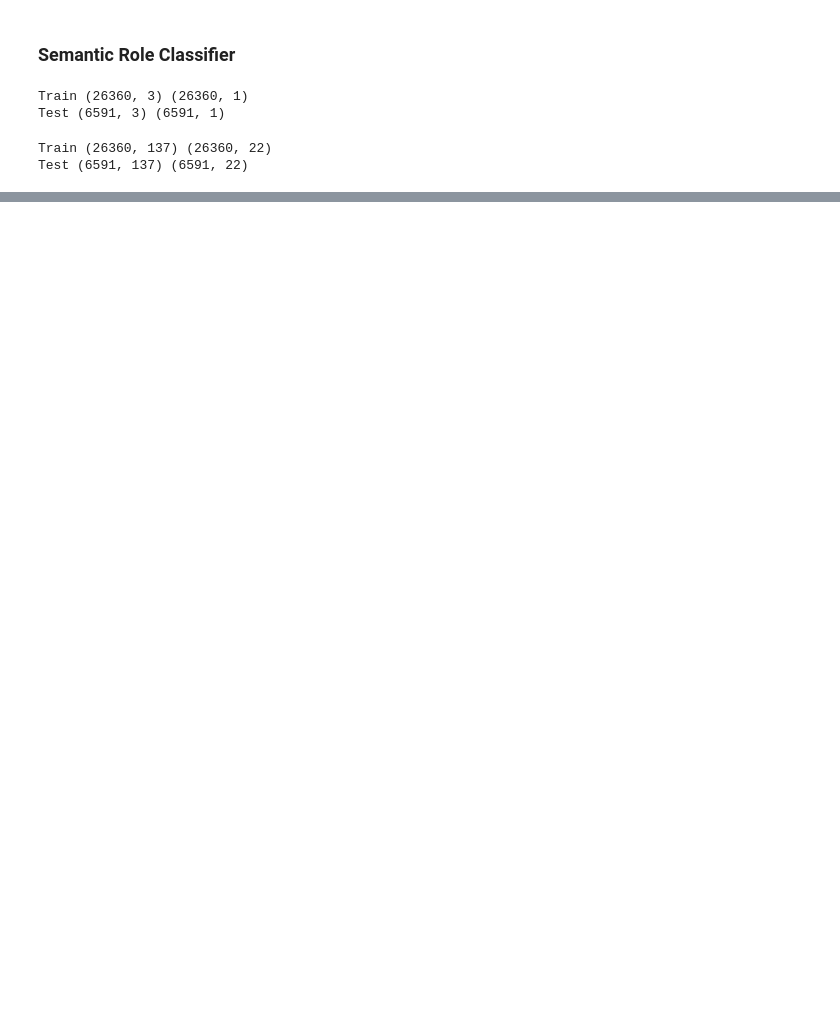
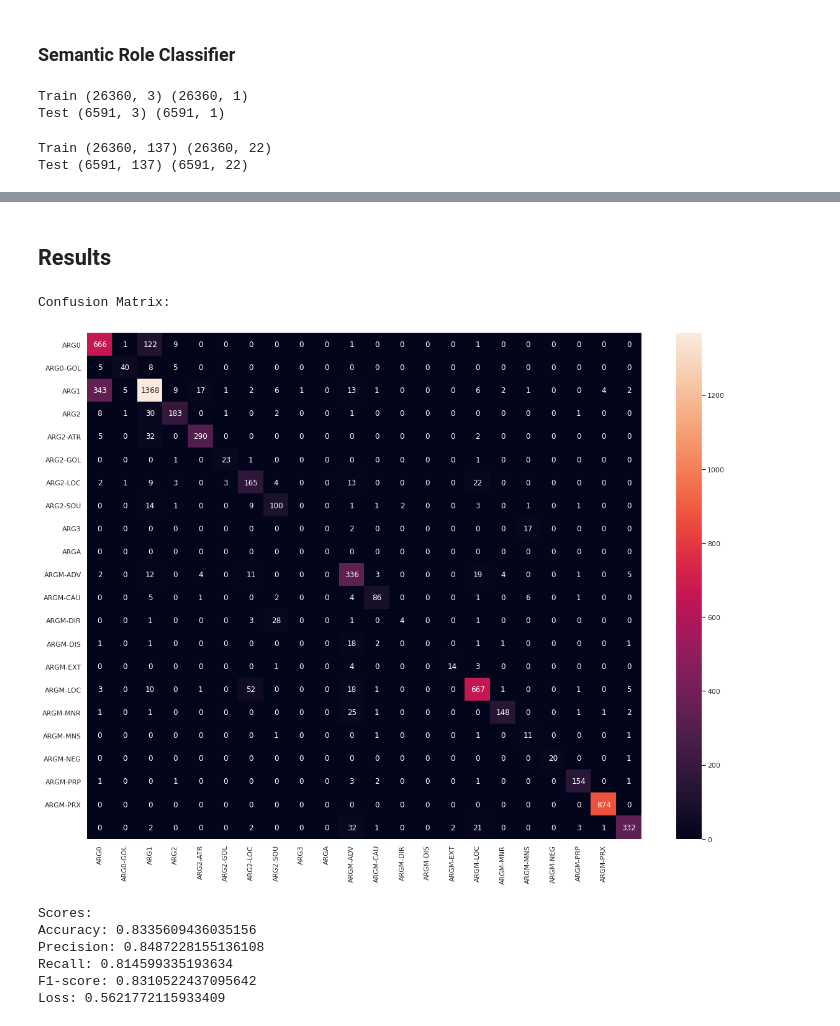
Before and after one commit to Pranav174/Semantic_role_labeller, a Jupyter notebook: runner.ipynb, the cells around one changed output, grey strips where cells are left out. Cells and saved outputs as stored; diff of their text form; code cells hidden in the pictures; blank space fills up the shorter version.

Commit message:
Add confusion matrix

```diff
--- a/runner.ipynb
+++ b/runner.ipynb
@@ -147,15 +151,29 @@ print('Test', X_test_enc.shape, y_test_enc.shape)
 # %% [output]
 Train (26360, 137) (26360, 22)
 Test (6591, 137) (6591, 22)
+# %%
+def recall_m(y_true, y_pred):
+    true_positives = K.sum(K.round(K.clip(y_true * y_pred, 0, 1)))
+    possible_positives = K.sum(K.round(K.clip(y_true, 0, 1)))
+    recall = true_positives / (possible_positives + K.epsilon())
+    return recall
+
+def precision_m(y_true, y_pred):
+    true_positives = K.sum(K.round(K.clip(y_true * y_pred, 0, 1)))
+    predicted_positives = K.sum(K.round(K.clip(y_pred, 0, 1)))
+    precision = true_positives / (predicted_positives + K.epsilon())
+    return precision
+
+def f1_m(y_true, y_pred):
+    precision = precision_m(y_true, y_pred)
+    recall = recall_m(y_true, y_pred)
+    return 2*((precision*recall)/(precision+recall+K.epsilon()))
 # %%
 model2 = Sequential()
 model2.add(Dense(10, input_dim=X_train_enc.shape[1], activation='relu', kernel_initializer='he_normal'))
 model2.add(Dense(y_train_enc.shape[1], activation='softmax'))
 # compile the keras model
-model2.compile(loss='categorical_crossentropy', optimizer='adam', metrics=['accuracy'])
+model2.compile(loss='categorical_crossentropy', optimizer='adam', metrics=['accuracy', recall_m, f1_m, precision_m])
 # fit the keras model on the dataset
-model2.fit(X_train_enc, y_train_enc, epochs=30, batch_size=16, verbose=2)
-# evaluate the keras model
-_, accuracy = model2.evaluate(X_test_enc, y_test_enc, verbose=0)
-print('Accuracy: %.2f' % (accuracy*100))
+model2.fit(X_train_enc, y_train_enc, epochs=20, batch_size=16, verbose=2)
 # %% [output]
@@ -179,3 +198,34 @@ Accuracy: 83.39
+# %% [markdown]
+## Results
+# %%
+# Confusion Matrix
+
+y_pred_enc = model2.predict_classes(X_test_enc)
+le = LabelEncoder()
+le.fit(y_train)
+y_test_a = le.transform(y_test)
+labels = le.inverse_transform([i for i in range(21)])
+
+con_mat = tf.math.confusion_matrix(labels=y_test_a, predictions=y_pred_enc).numpy()
+
+plt.subplots(figsize=(20,15))
+sns.set()
+confusion_matrix = sns.heatmap(con_mat, annot=True, xticklabels=labels, yticklabels=labels, fmt='g')
+print("Confusion Matrix:")
+# %% [output]
+Confusion Matrix:
+[figure, added]
+# %%
+loss, accuracy, recall, f1_score, precision = model2.evaluate(X_test_enc, y_test_enc, verbose=0)
+print("Scores:")
+print(f"Accuracy: {accuracy}\nPrecision: {precision}\nRecall: {recall}\nF1-score: {f1_score}\nLoss: {loss}\n")
+# %% [output]
+Scores:
+Accuracy: 0.8335609436035156
+Precision: 0.8487228155136108
+Recall: 0.814599335193634
+F1-score: 0.8310522437095642
+Loss: 0.5621772115933409
 # %%
 !mkdir -p saved_models
 model.save('saved_models/identification_model')
```
Also changed, not shown: parts of 4 cells of this notebook, 2 other files.
